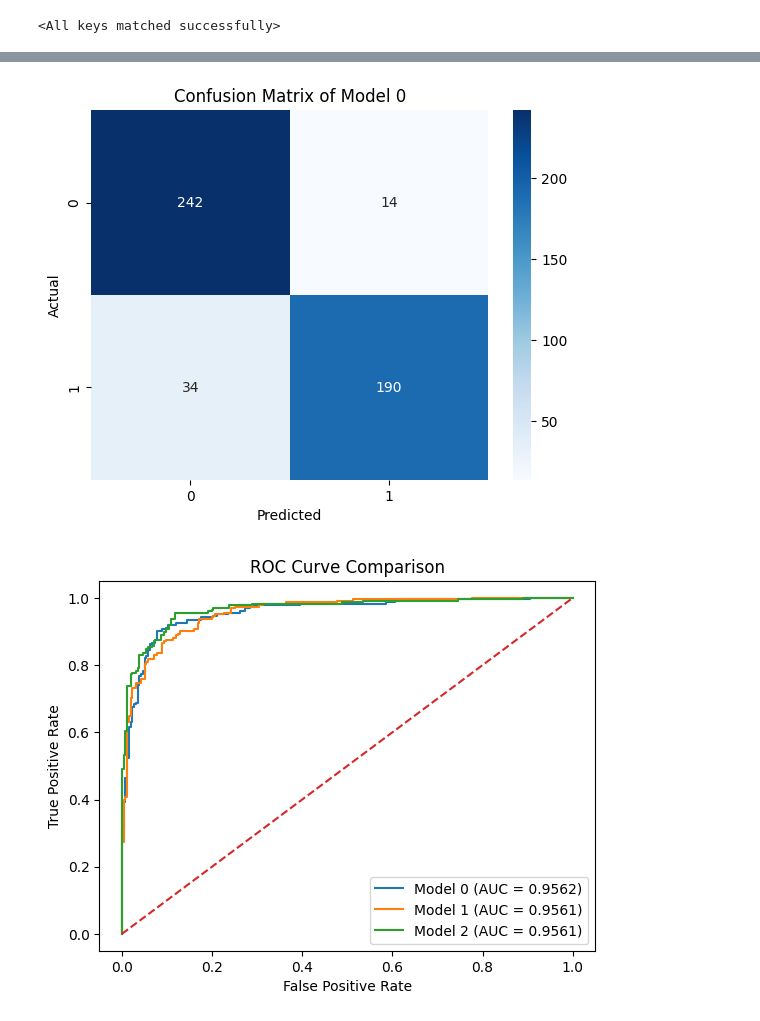
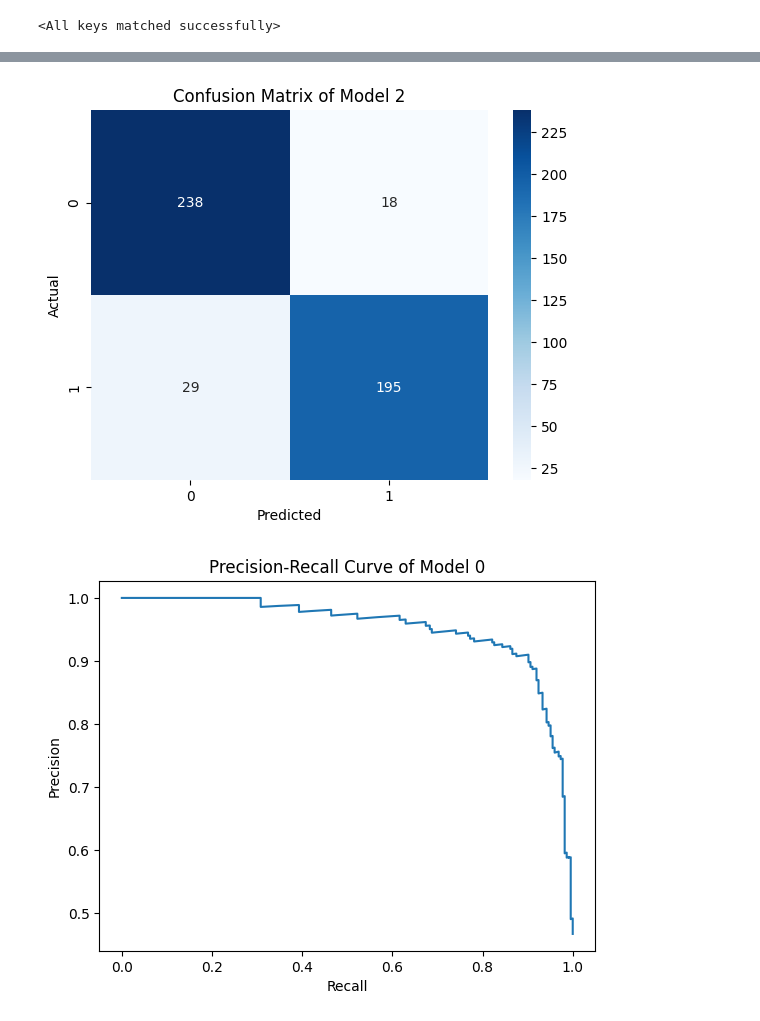
Before and after one commit to Rvp0310/DeepFake_Video_Detection, a Jupyter notebook: Notebook_03.ipynb, the cells around one changed output, grey strips where cells are left out. Drawn from its saved outputs; the diff is of its cells as text; code cells hidden in the pictures.

Commit message:
Tuning Threshold in progress

```diff
--- a/Notebook_03.ipynb
+++ b/Notebook_03.ipynb
@@ -36,9 +36,9 @@ model0 = Model0()
 model1 = Model1()
 model2 = Model2()
 
-model0.load_state_dict(torch.load("best_model.pth"))
-model1.load_state_dict(torch.load("curr_model.pth"))
-model2.load_state_dict(torch.load("new_model.pth"))
+model0.load_state_dict(torch.load("Model0.pth"))
+model1.load_state_dict(torch.load("Model1.pth"))
+model2.load_state_dict(torch.load("Model2.pth"))
 # %% [output]
 <All keys matched successfully>
 # %%
@@ -62,7 +62,7 @@ def test(model, loader = test_loader):
             probs = torch.sigmoid(outputs)
 
             all_probs.extend(probs.cpu().numpy())
-            preds = (probs > 0.55).float()
+            preds = (probs > 0.5).float()
 
             all_preds.extend(preds.cpu().numpy())
             all_labels.extend(labels.cpu().numpy())
@@ -78,7 +78,7 @@ prec = precision_score(labels0, preds0)
 rec = recall_score(labels0, preds0)
 f1 = f1_score(labels0, preds0)
 
-print("\nModel 1 metrics")
+print("\nModel 0 metrics")
 print(f"Accuracy: {acc}")
 print(f"Precision: {prec}")
 print(f"Recall: {rec}")
@@ -89,7 +89,7 @@ prec = precision_score(labels1, preds1)
 rec = recall_score(labels1, preds1)
 f1 = f1_score(labels1, preds1)
 
-print("\n\nModel 0 metrics")
+print("\n\nModel 1 metrics")
 print(f"Accuracy: {acc}")
 print(f"Precision: {prec}")
 print(f"Recall: {rec}")
@@ -151,30 +151,22 @@ cm = confusion_matrix(labels2, preds2)
 sns.heatmap(cm, annot=True, fmt="d", cmap="Blues")
 plt.xlabel("Predicted")
 plt.ylabel("Actual")
-plt.title("Confusion Matrix of Model 0")
+plt.title("Confusion Matrix of Model 2")
 plt.show()
 # %% [output]
-[figure, old version]
+[figure, new version]
 # %%
-fpr0, tpr0, _ = roc_curve(labels0, probs0)
-auc0 = auc(fpr0, tpr0)
+precision0, recall0, threshold0 = precision_recall_curve(labels0, probs0)
 
-fpr1, tpr1, _ = roc_curve(labels1, probs1)
-auc1 = auc(fpr1, tpr1)
+precision1, recall1, threshold1 = precision_recall_curve(labels1, probs1)
 
-fpr2, tpr2, _ = roc_curve(labels2, probs2)
-auc2 = auc(fpr2, tpr2)
+precision2, recall2, threshold2 = precision_recall_curve(labels2, probs2)
 
 plt.figure()
-plt.plot(fpr0, tpr0, label=f'Model 0 (AUC = {auc0:.4f})')
-plt.plot(fpr1, tpr1, label=f'Model 1 (AUC = {auc1:.4f})')
-plt.plot(fpr2, tpr2, label=f'Model 2 (AUC = {auc1:.4f})')
-
-plt.plot([0,1], [0,1], linestyle='--')
-plt.xlabel('False Positive Rate')
-plt.ylabel('True Positive Rate')
-plt.title('ROC Curve Comparison')
-plt.legend()
+plt.plot(recall0, precision0)
+plt.xlabel("Recall")
+plt.ylabel("Precision")
+plt.title("Precision-Recall Curve of Model 0")
 plt.show()
 # %% [output]
-[figure, old version]
+[figure, new version]
```
Also changed, not shown: parts of 6 cells of this notebook, 5 other files.
